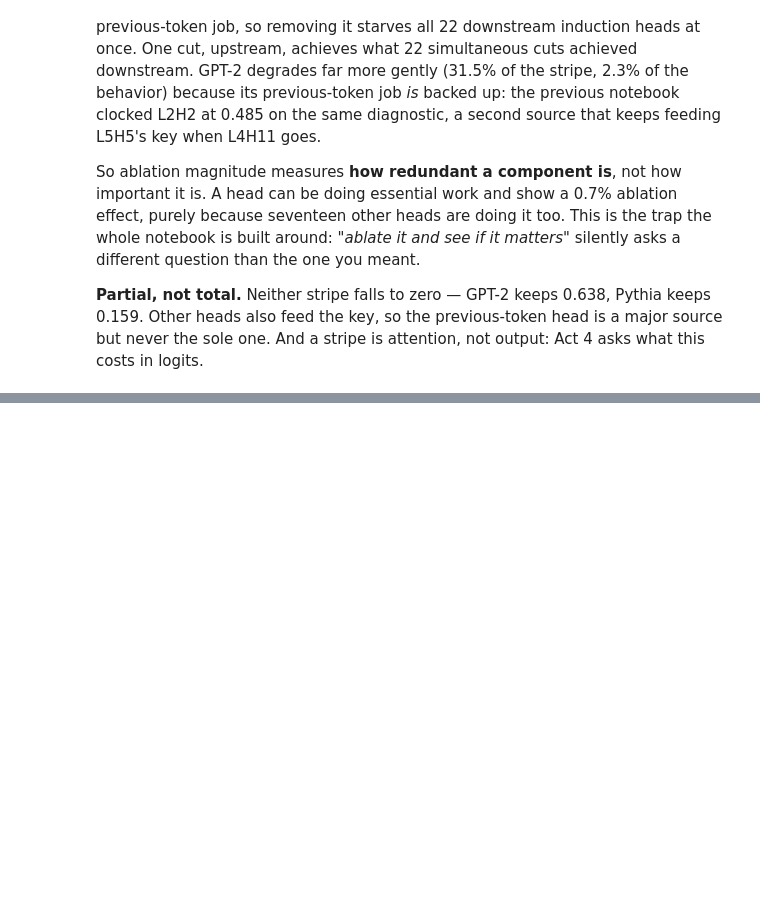
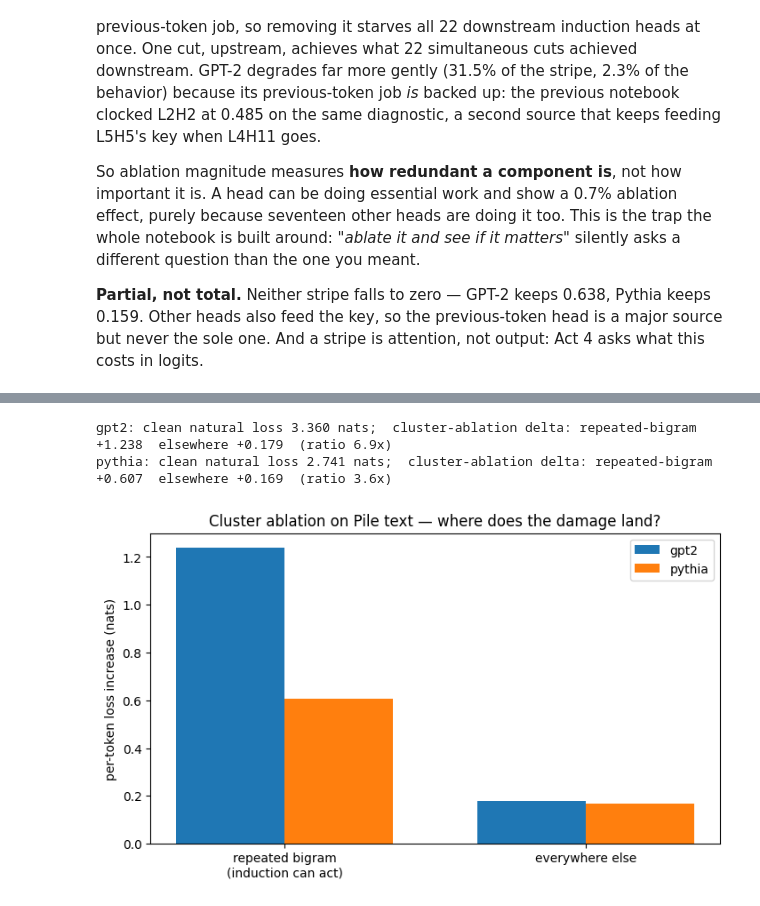
Before and after one commit to barmag/fanous-llm-lens, a Jupyter notebook: notebooks/in_context_learning/induction_ablation.ipynb, the cells around one changed output, grey strips where cells are left out. Cells and saved outputs as stored; diff of their text form; code cells hidden in the pictures; blank space fills up the shorter version.

```diff
--- a/notebooks/in_context_learning/induction_ablation.ipynb
+++ b/notebooks/in_context_learning/induction_ablation.ipynb
@@ -402,0 +473,32 @@ So ablation magnitude measures **how redundant a component is**, not how importa
+# %%
+NATDELTA = {}
+for name, model in MODELS.items():
+    clean = model(NAT[name], return_type="loss", loss_per_token=True).cpu()
+    abl = run_ablated(model, NAT[name], CLUSTER[name], ZM_NAT[name]).cpu()
+    d = abl - clean
+    m = BIGRAM[name]
+    NATDELTA[name] = {
+        "clean": clean.mean().item(),
+        "repeated": d[m].mean().item(),
+        "elsewhere": d[~m].mean().item(),
+    }
+    print(f"{name}: clean natural loss {NATDELTA[name]['clean']:.3f} nats;  "
+          f"cluster-ablation delta: repeated-bigram {NATDELTA[name]['repeated']:+.3f}  "
+          f"elsewhere {NATDELTA[name]['elsewhere']:+.3f}  "
+          f"(ratio {NATDELTA[name]['repeated'] / NATDELTA[name]['elsewhere']:.1f}x)")
+
+fig, ax = plt.subplots(figsize=(7, 4.2), constrained_layout=True)
+width = 0.36
+for i, name in enumerate(MODELS):
+    ax.bar([x + (i - 0.5) * width for x in range(2)],
+           [NATDELTA[name]["repeated"], NATDELTA[name]["elsewhere"]], width, label=name)
+ax.set_xticks(range(2))
+ax.set_xticklabels(["repeated bigram\n(induction can act)", "everywhere else"])
+ax.set_ylabel("per-token loss increase (nats)")
+ax.set_title("Cluster ablation on Pile text — where does the damage land?")
+ax.legend()
+plt.show()
+# %% [output]
+gpt2: clean natural loss 3.360 nats;  cluster-ablation delta: repeated-bigram +1.238  elsewhere +0.179  (ratio 6.9x)
+pythia: clean natural loss 2.741 nats;  cluster-ablation delta: repeated-bigram +0.607  elsewhere +0.169  (ratio 3.6x)
+[figure, added]
```
Also changed, not shown: parts of 6 cells of this notebook.
